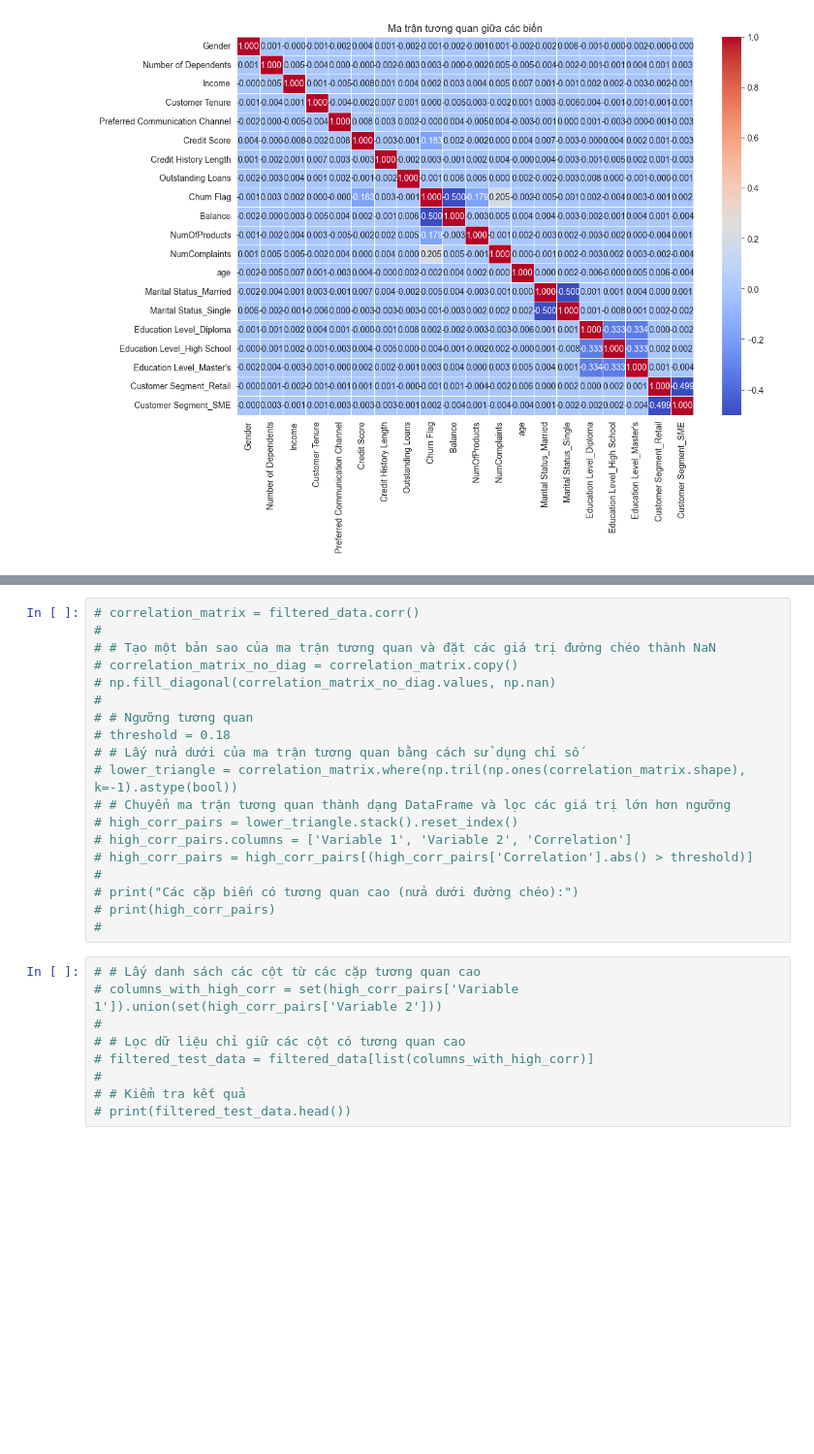
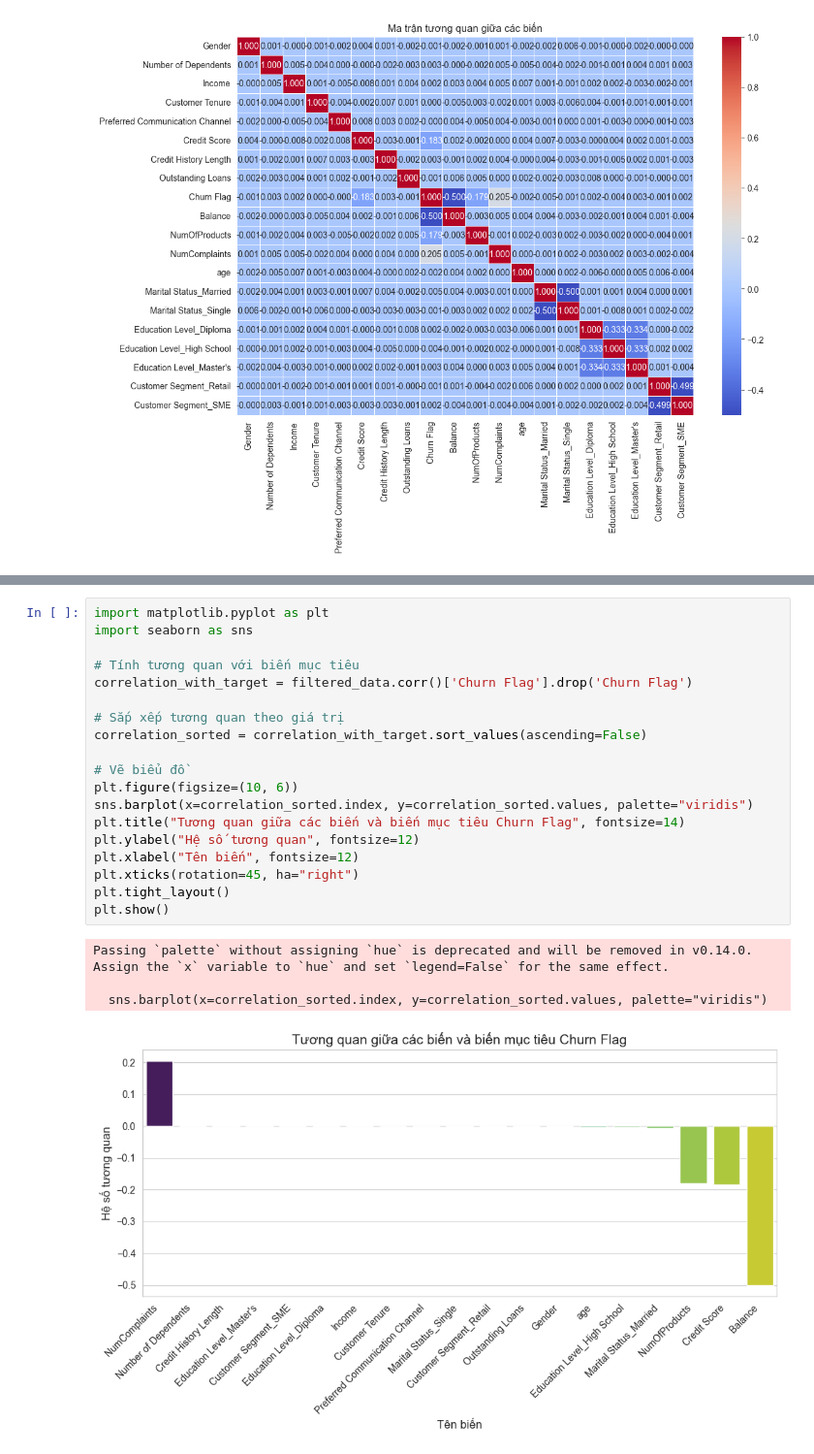
Before and after one commit to Yusshiro/Churn-Banking, a Jupyter notebook: Churn.ipynb, the cells around one changed output, grey strips where cells are left out. Shown: that part at 97% size. Cells and saved outputs as stored; diff of their text form; blank space fills up the shorter version.

```diff
--- a/Churn.ipynb
+++ b/Churn.ipynb
@@ -303,30 +338,26 @@ memory usage: 12.2 MB
 None
-# %%
-# correlation_matrix = filtered_data.corr()
-#
-# # Tạo một bản sao của ma trận tương quan và đặt các giá trị đường chéo thành NaN
-# correlation_matrix_no_diag = correlation_matrix.copy()
-# np.fill_diagonal(correlation_matrix_no_diag.values, np.nan)
-#
-# # Ngưỡng tương quan
-# threshold = 0.18
-# # Lấy nửa dưới của ma trận tương quan bằng cách sử dụng chỉ số
-# lower_triangle = correlation_matrix.where(np.tril(np.ones(correlation_matrix.shape), k=-1).astype(bool))
-# # Chuyển ma trận tương quan thành dạng DataFrame và lọc các giá trị lớn hơn ngưỡng
-# high_corr_pairs = lower_triangle.stack().reset_index()
-# high_corr_pairs.columns = ['Variable 1', 'Variable 2', 'Correlation']
-# high_corr_pairs = high_corr_pairs[(high_corr_pairs['Correlation'].abs() > threshold)]
-#
-# print("Các cặp biến có tương quan cao (nửa dưới đường chéo):")
-# print(high_corr_pairs)
-#
-# %%
-# # Lấy danh sách các cột từ các cặp tương quan cao
-# columns_with_high_corr = set(high_corr_pairs['Variable 1']).union(set(high_corr_pairs['Variable 2']))
-#
-# # Lọc dữ liệu chỉ giữ các cột có tương quan cao
-# filtered_test_data = filtered_data[list(columns_with_high_corr)]
-#
-# # Kiểm tra kết quả
-# print(filtered_test_data.head())
+# %%
+import matplotlib.pyplot as plt
+import seaborn as sns
+
+# Tính tương quan với biến mục tiêu
+correlation_with_target = filtered_data.corr()['Churn Flag'].drop('Churn Flag')
+
+# Sắp xếp tương quan theo giá trị
+correlation_sorted = correlation_with_target.sort_values(ascending=False)
+
+# Vẽ biểu đồ
+plt.figure(figsize=(10, 6))
+sns.barplot(x=correlation_sorted.index, y=correlation_sorted.values, palette="viridis")
+plt.title("Tương quan giữa các biến và biến mục tiêu Churn Flag", fontsize=14)
+plt.ylabel("Hệ số tương quan", fontsize=12)
+plt.xlabel("Tên biến", fontsize=12)
+plt.xticks(rotation=45, ha="right")
+plt.tight_layout()
+plt.show()
+# %% [output]
+Passing `palette` without assigning `hue` is deprecated and will be removed in v0.14.0. Assign the `x` variable to `hue` and set `legend=False` for the same effect.
+
+  sns.barplot(x=correlation_sorted.index, y=correlation_sorted.values, palette="viridis")
+[figure, added]
 # %%
```
Also changed, not shown: parts of 10 cells of this notebook.
